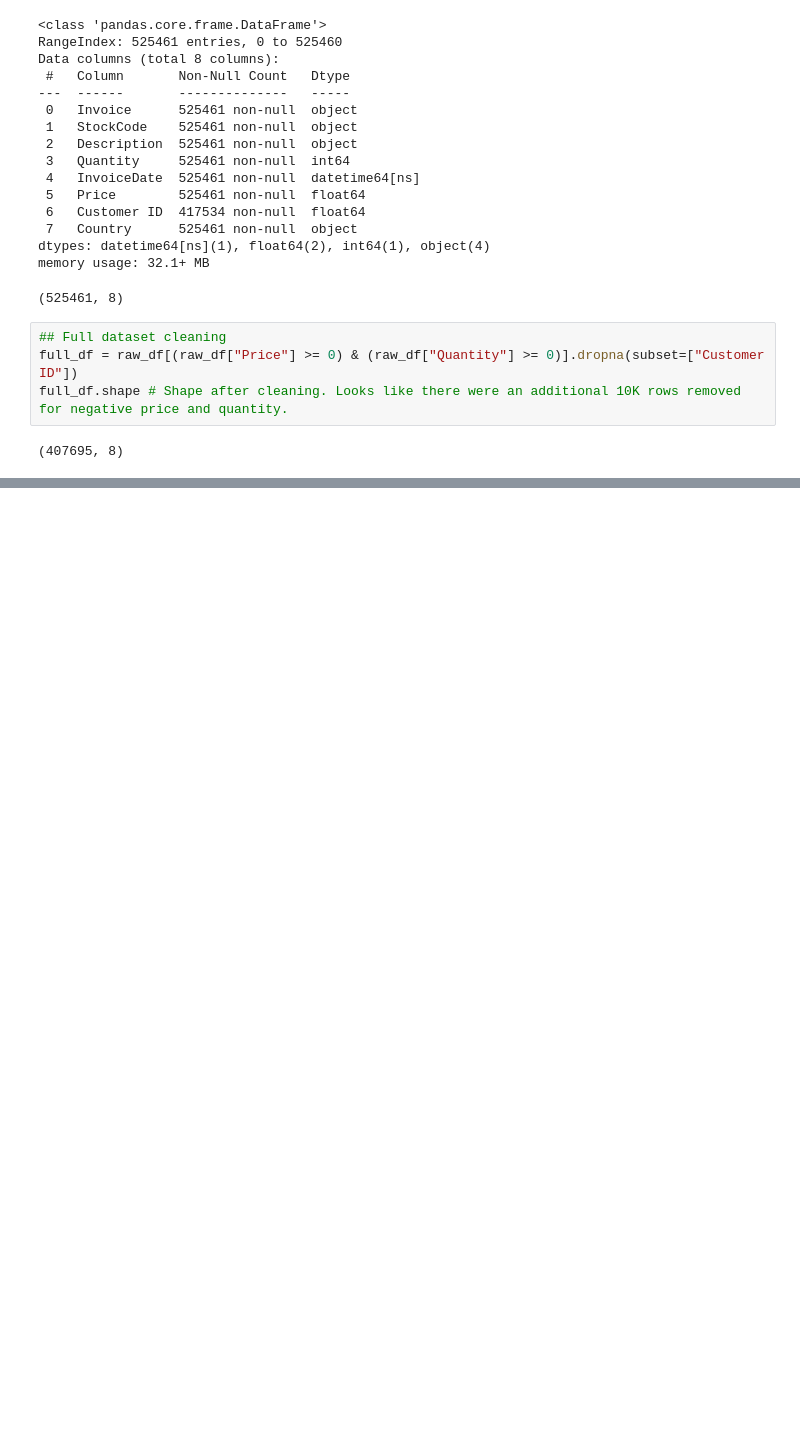
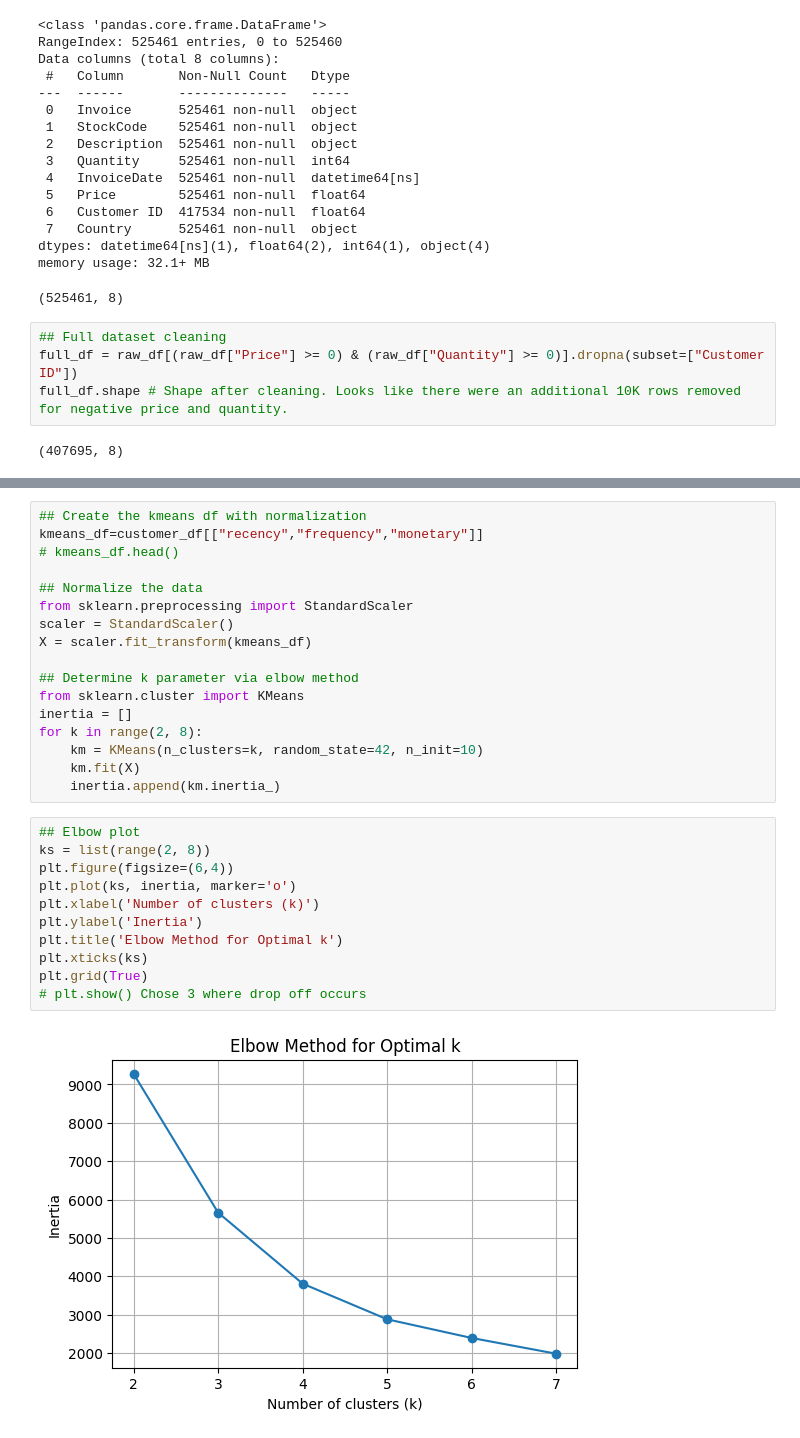
Before and after one commit to nkeeley/gifts_exercise, a Jupyter notebook: notebooks/data_exploration.ipynb, the cells around one changed output, grey strips where cells are left out. Saved outputs shown, nothing was run; the diff lists cells and outputs as text; blank space fills up the shorter version.

```diff
--- a/notebooks/data_exploration.ipynb
+++ b/notebooks/data_exploration.ipynb
@@ -119,0 +210,30 @@ Name: Invoice, dtype: object
+# %%
+## Create the kmeans df with normalization
+kmeans_df=customer_df[["recency","frequency","monetary"]]
+# kmeans_df.head()
+
+## Normalize the data
+from sklearn.preprocessing import StandardScaler
+scaler = StandardScaler()
+X = scaler.fit_transform(kmeans_df)
+
+## Determine k parameter via elbow method
+from sklearn.cluster import KMeans
+inertia = []
+for k in range(2, 8):
+    km = KMeans(n_clusters=k, random_state=42, n_init=10)
+    km.fit(X)
+    inertia.append(km.inertia_)
+# %%
+## Elbow plot
+ks = list(range(2, 8))
+plt.figure(figsize=(6,4))
+plt.plot(ks, inertia, marker='o')
+plt.xlabel('Number of clusters (k)')
+plt.ylabel('Inertia')
+plt.title('Elbow Method for Optimal k')
+plt.xticks(ks)
+plt.grid(True)
+# plt.show() Chose 3 where drop off occurs
+# %% [output]
+[figure, added]
```
Also changed, not shown: parts of 15 cells of this notebook.
